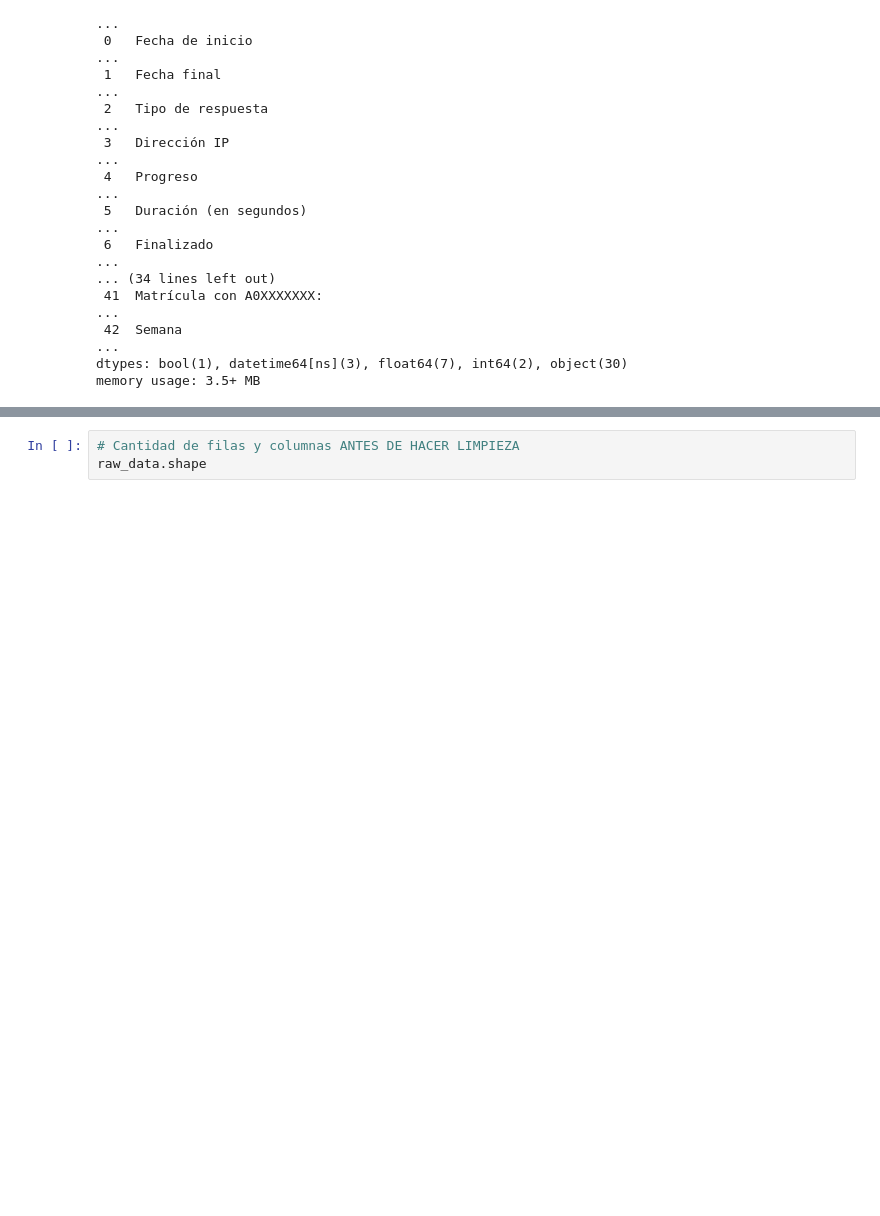
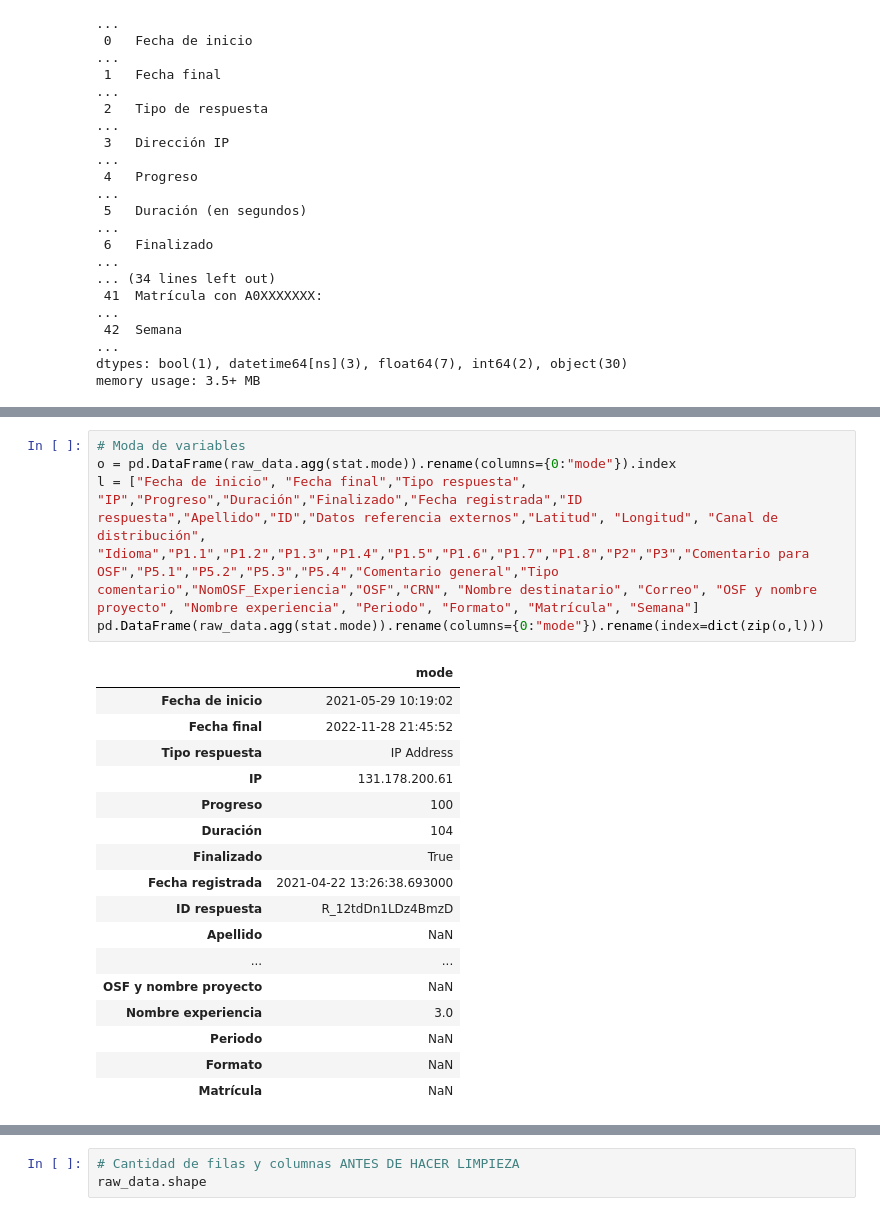
Before and after one commit to PameRuiz25/ActividadFormativaM2-Equipo2, a Jupyter notebook: proyecto1.ipynb, the cells around one changed output, grey strips where cells are left out. Cells and saved outputs as stored; diff of their text form; blank space fills up the shorter version.

```diff
--- a/proyecto1.ipynb
+++ b/proyecto1.ipynb
@@ -64,0 +67,23 @@ raw_data.describe()
+# %%
+# Moda de variables
+o = pd.DataFrame(raw_data.agg(stat.mode)).rename(columns={0:"mode"}).index
+l = ["Fecha de inicio", "Fecha final","Tipo respuesta", "IP","Progreso","Duración","Finalizado","Fecha registrada","ID respuesta","Apellido","ID","Datos referencia externos","Latitud", "Longitud", "Canal de distribución", "Idioma","P1.1","P1.2","P1.3","P1.4","P1.5","P1.6","P1.7","P1.8","P2","P3","Comentario para OSF","P5.1","P5.2","P5.3","P5.4","Comentario general","Tipo comentario","NomOSF_Experiencia","OSF","CRN", "Nombre destinatario", "Correo", "OSF y nombre proyecto", "Nombre experiencia", "Periodo", "Formato", "Matrícula", "Semana"]
+pd.DataFrame(raw_data.agg(stat.mode)).rename(columns={0:"mode"}).rename(index=dict(zip(o,l)))
+# %% [output]
+|  | mode |
+| Fecha de inicio | 2021-05-29 10:19:02 |
+| Fecha final | 2022-11-28 21:45:52 |
+| Tipo respuesta | IP Address |
+| IP | 131.178.200.61 |
+| Progreso | 100 |
+| Duración | 104 |
+| Finalizado | True |
+| Fecha registrada | 2021-04-22 13:26:38.693000 |
+| ID respuesta | R_12tdDn1LDz4BmzD |
+| Apellido | NaN |
+| ... | ... |
+| OSF y nombre proyecto | NaN |
+| Nombre experiencia | 3.0 |
+| Periodo | NaN |
+| Formato | NaN |
+| Matrícula | NaN |
```
Also changed, not shown: parts of 6 cells of this notebook.
